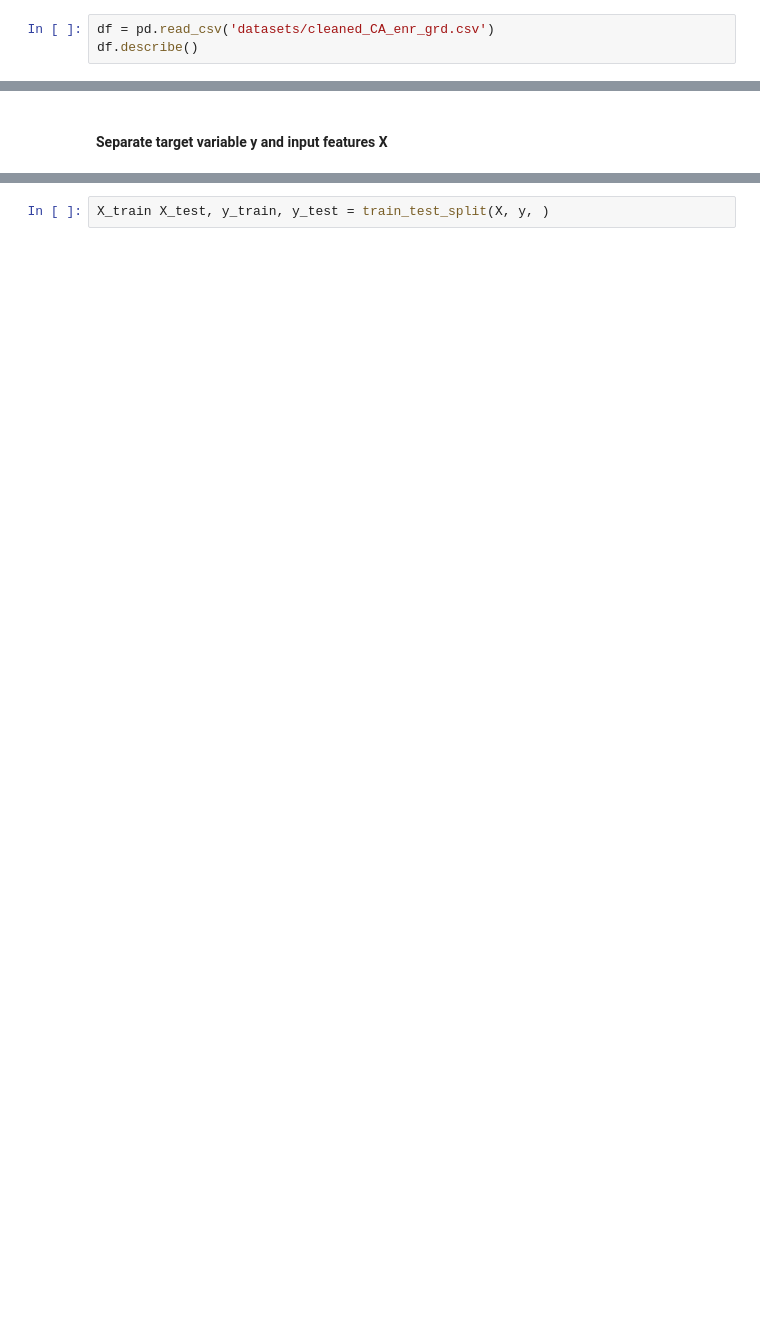
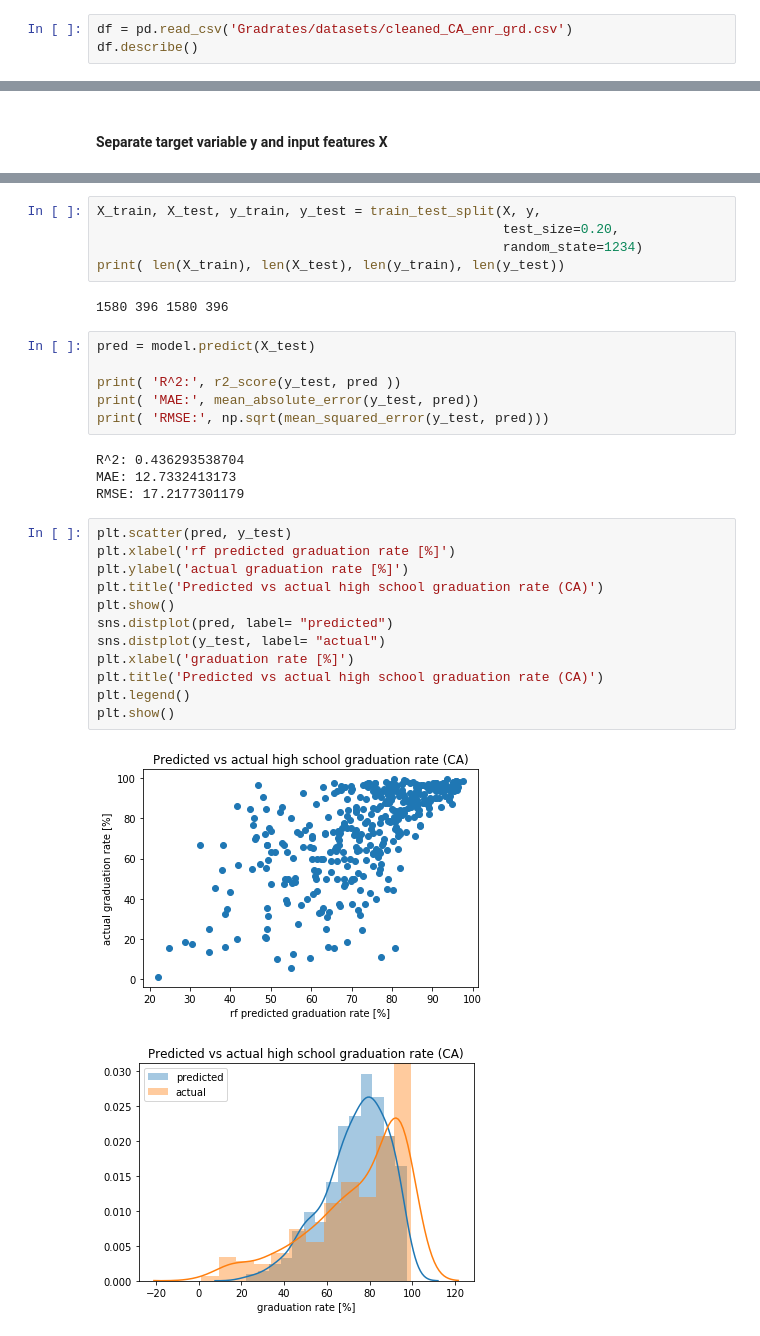
Before and after one commit to sschier/graduated-finish, a Jupyter notebook: gradrates_ca_model_class.ipynb, the cells around one changed output, grey strips where cells are left out. Drawn from its saved outputs; the diff is of its cells as text; blank space fills up the shorter version.

```diff
--- a/gradrates_ca_model_class.ipynb
+++ b/gradrates_ca_model_class.ipynb
@@ -27,7 +29,7 @@ Pipeline(memory=None,
 # %% [markdown]
 #### Load cleaned and augmented dataset
 # %%
-df = pd.read_csv('datasets/cleaned_CA_enr_grd.csv')
+df = pd.read_csv('Gradrates/datasets/cleaned_CA_enr_grd.csv')
 df.describe()
 # %% [output]
 |  | GRADRATE | whi_f_ratio | whi_m_ratio | afr_f_ratio | afr_m_ratio | his_f_ratio | his_m_ratio | asi_f_ratio | ... |
@@ -47,2 +68,32 @@ X = df.drop('GRADRATE', axis=1)
 # %%
-X_train X_test, y_train, y_test = train_test_split(X, y, )
+X_train, X_test, y_train, y_test = train_test_split(X, y,
+                                                    test_size=0.20,
+                                                    random_state=1234)
+print( len(X_train), len(X_test), len(y_train), len(y_test))
+# %% [output]
+1580 396 1580 396
+# %%
+pred = model.predict(X_test)
+
+print( 'R^2:', r2_score(y_test, pred ))
+print( 'MAE:', mean_absolute_error(y_test, pred))
+print( 'RMSE:', np.sqrt(mean_squared_error(y_test, pred)))
+# %% [output]
+R^2: 0.436293538704
+MAE: 12.7332413173
+RMSE: 17.2177301179
+# %%
+plt.scatter(pred, y_test)
+plt.xlabel('rf predicted graduation rate [%]')
+plt.ylabel('actual graduation rate [%]')
+plt.title('Predicted vs actual high school graduation rate (CA)')
+plt.show()
+sns.distplot(pred, label= "predicted")
+sns.distplot(y_test, label= "actual")
+plt.xlabel('graduation rate [%]')
+plt.title('Predicted vs actual high school graduation rate (CA)')
+plt.legend()
+plt.show()
+# %% [output]
+[figure, added]
+[figure, added]
```
Also changed, not shown: parts of 9 cells of this notebook, 1 other file.
